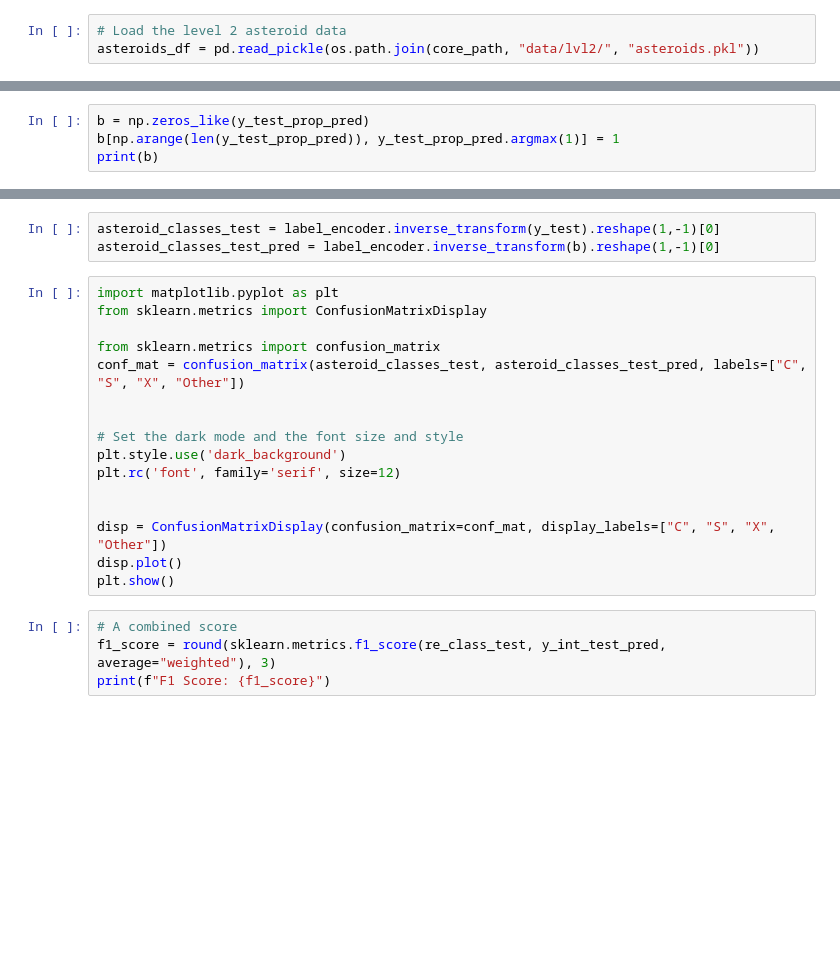
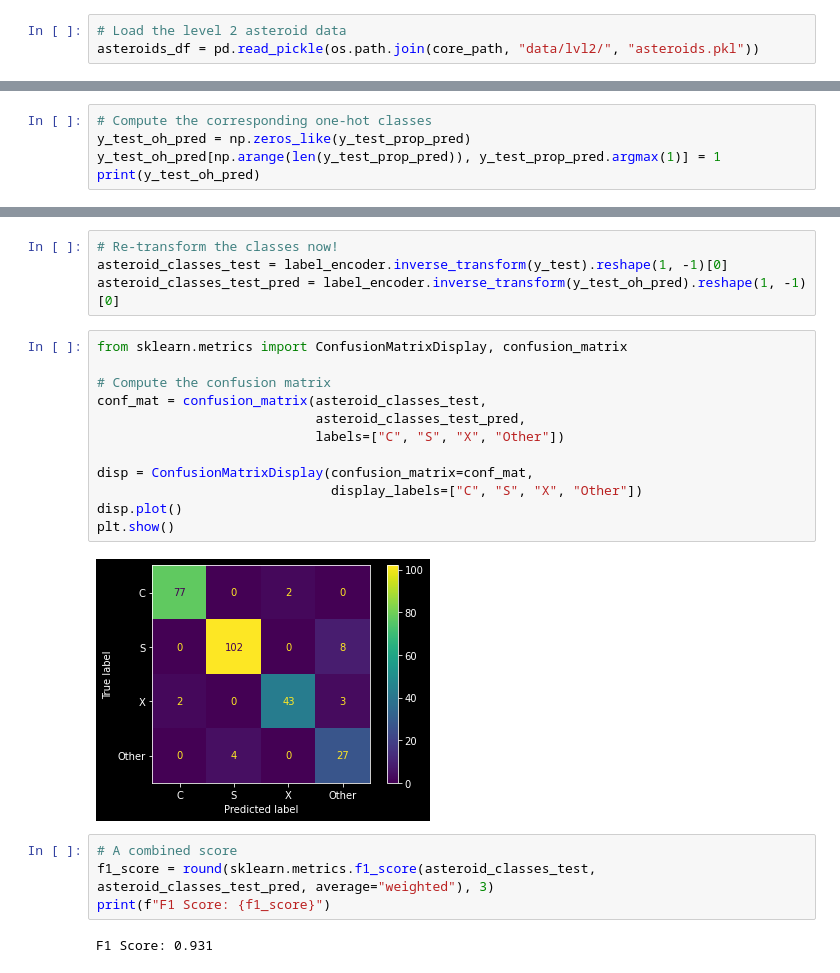
Before and after one commit to ThomasAlbin/Astroniz-YT-Tutorials, a Jupyter notebook: [ML1]-Asteroid-Spectra/8_dl_keras_multiclass.ipynb, the cells around one changed output, grey strips where cells are left out. Drawn from its saved outputs; the diff is of its cells as text; blank space fills up the shorter version.

```diff
--- a/[ML1]-Asteroid-Spectra/8_dl_keras_multiclass.ipynb
+++ b/[ML1]-Asteroid-Spectra/8_dl_keras_multiclass.ipynb
@@ -168,4 +237,5 @@ y_int_test_pred = np.argmax(y_test_prop_pred, axis=1)
 # %%
-b = np.zeros_like(y_test_prop_pred)
-b[np.arange(len(y_test_prop_pred)), y_test_prop_pred.argmax(1)] = 1
-print(b)
+# Compute the corresponding one-hot classes
+y_test_oh_pred = np.zeros_like(y_test_prop_pred)
+y_test_oh_pred[np.arange(len(y_test_prop_pred)), y_test_prop_pred.argmax(1)] = 1
+print(y_test_oh_pred)
@@ -172,23 +250,24 @@ print(b)
 # %%
-asteroid_classes_test = label_encoder.inverse_transform(y_test).reshape(1,-1)[0]
-asteroid_classes_test_pred = label_encoder.inverse_transform(b).reshape(1,-1)[0]
+# Re-transform the classes now!
+asteroid_classes_test = label_encoder.inverse_transform(y_test).reshape(1, -1)[0]
+asteroid_classes_test_pred = label_encoder.inverse_transform(y_test_oh_pred).reshape(1, -1)[0]
 # %%
-import matplotlib.pyplot as plt
-from sklearn.metrics import ConfusionMatrixDisplay
+from sklearn.metrics import ConfusionMatrixDisplay, confusion_matrix
 
-from sklearn.metrics import confusion_matrix
-conf_mat = confusion_matrix(asteroid_classes_test, asteroid_classes_test_pred, labels=["C", "S", "X", "Other"])
+# Compute the confusion matrix
+conf_mat = confusion_matrix(asteroid_classes_test,
+                            asteroid_classes_test_pred,
+                            labels=["C", "S", "X", "Other"])
 
-
-# Set the dark mode and the font size and style
-plt.style.use('dark_background')
-plt.rc('font', family='serif', size=12)
-
-
-disp = ConfusionMatrixDisplay(confusion_matrix=conf_mat, display_labels=["C", "S", "X", "Other"])
+disp = ConfusionMatrixDisplay(confusion_matrix=conf_mat,
+                              display_labels=["C", "S", "X", "Other"])
 disp.plot()
 plt.show()
+# %% [output]
+[figure, added]
 # %%
 # A combined score
-f1_score = round(sklearn.metrics.f1_score(re_class_test, y_int_test_pred, average="weighted"), 3)
+f1_score = round(sklearn.metrics.f1_score(asteroid_classes_test, asteroid_classes_test_pred, average="weighted"), 3)
 print(f"F1 Score: {f1_score}")
+# %% [output]
+F1 Score: 0.931
```
Also changed, not shown: parts of 20 cells of this notebook.
